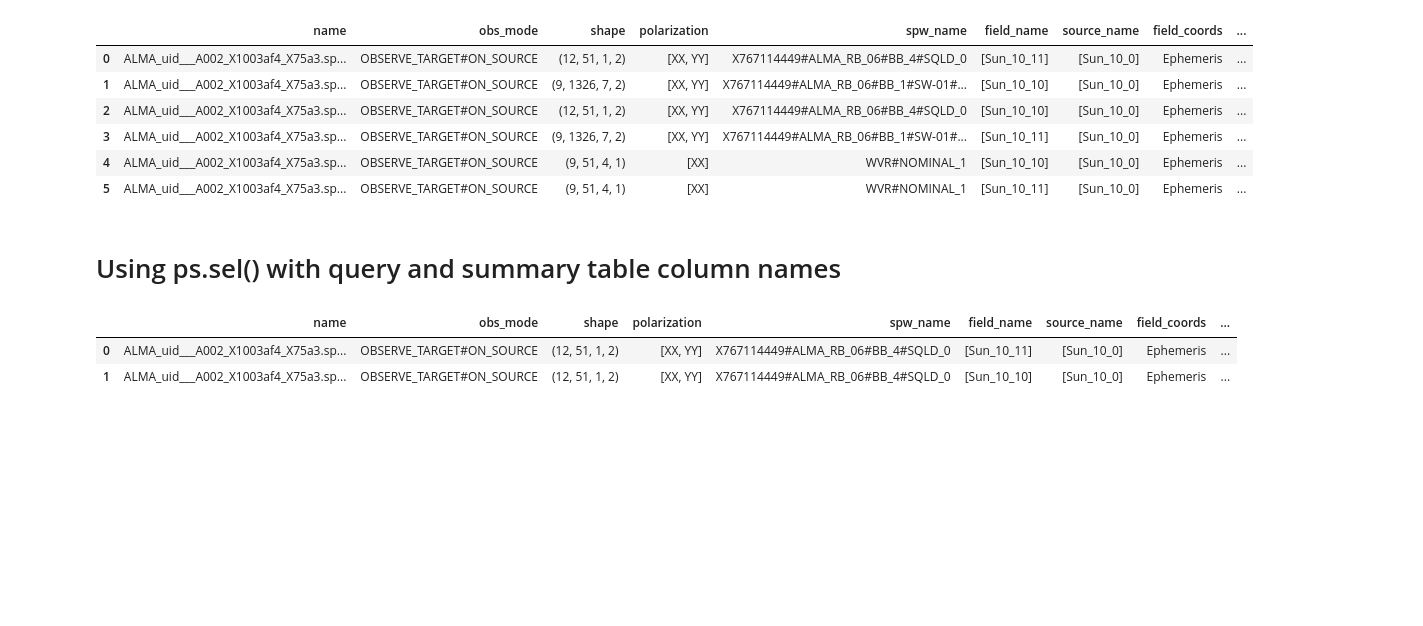
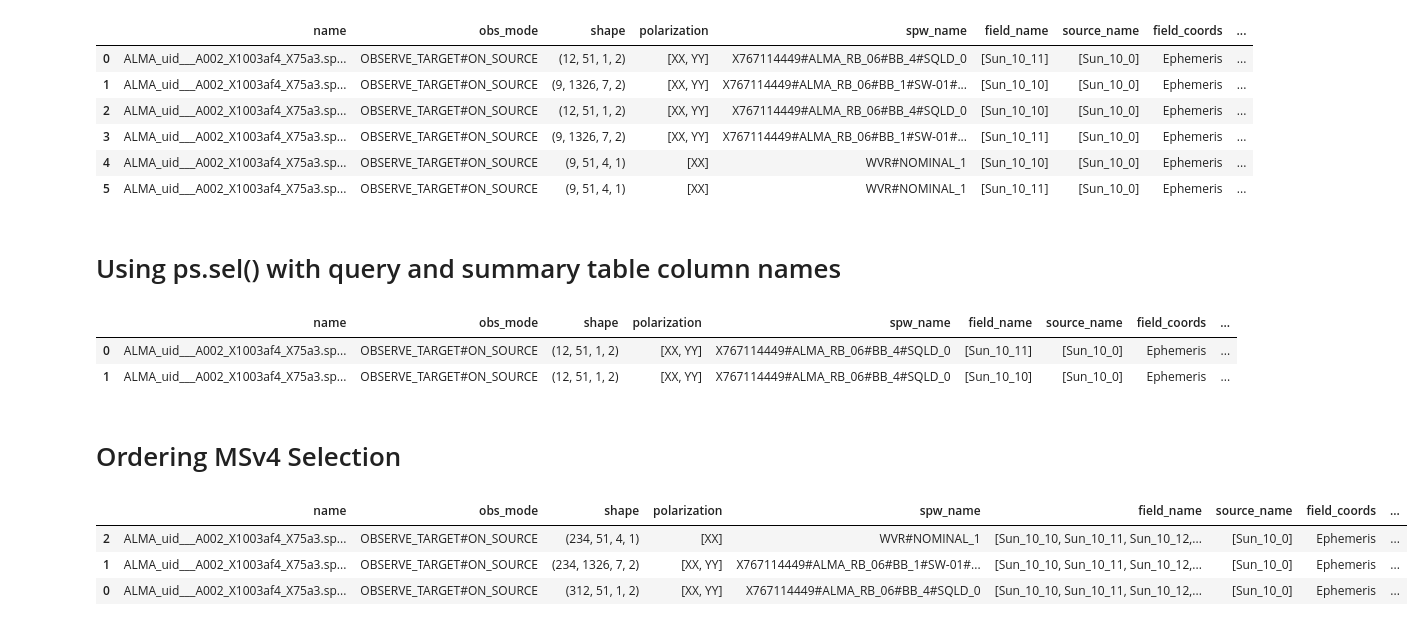
Before and after one commit to casangi/xradio, a Jupyter notebook: reviews/review_ps.ipynb, the cells around one changed output. Saved outputs shown, nothing was run; the diff lists cells and outputs as text; code cells hidden in the pictures; blank space fills up the shorter version.

```diff
--- a/reviews/review_ps.ipynb
+++ b/reviews/review_ps.ipynb
@@ -157,3 +157,15 @@ ps.sel(query="start_frequency > 2.46e11",field_coords='Ephemeris',field_name=['S
 |  | name | obs_mode | shape | polarization | spw_name | field_name | source_name | field_coords | ... |
 | 0 | ALMA_uid___A002_X1003af4_X75a3.sp... | OBSERVE_TARGET#ON_SOURCE | (12, 51, 1, 2) | [XX, YY] | X767114449#ALMA_RB_06#BB_4#SQLD_0 | [Sun_10_11] | [Sun_10_0] | Ephemeris | ... |
 | 1 | ALMA_uid___A002_X1003af4_X75a3.sp... | OBSERVE_TARGET#ON_SOURCE | (12, 51, 1, 2) | [XX, YY] | X767114449#ALMA_RB_06#BB_4#SQLD_0 | [Sun_10_10] | [Sun_10_0] | Ephemeris | ... |
+# %% [markdown]
+# Ordering MSv4 Selection
+# %%
+summary_df = ps.sel(obs_mode='OBSERVE_TARGET#ON_SOURCE').summary()
+summary_df=summary_df.sort_values(by=['start_frequency'],ascending=True)
+
+summary_df
+# %% [output]
+|  | name | obs_mode | shape | polarization | spw_name | field_name | source_name | field_coords | ... |
+| 2 | ALMA_uid___A002_X1003af4_X75a3.sp... | OBSERVE_TARGET#ON_SOURCE | (234, 51, 4, 1) | [XX] | WVR#NOMINAL_1 | [Sun_10_10, Sun_10_11, Sun_10_12,... | [Sun_10_0] | Ephemeris | ... |
+| 1 | ALMA_uid___A002_X1003af4_X75a3.sp... | OBSERVE_TARGET#ON_SOURCE | (234, 1326, 7, 2) | [XX, YY] | X767114449#ALMA_RB_06#BB_1#SW-01#... | [Sun_10_10, Sun_10_11, Sun_10_12,... | [Sun_10_0] | Ephemeris | ... |
+| 0 | ALMA_uid___A002_X1003af4_X75a3.sp... | OBSERVE_TARGET#ON_SOURCE | (312, 51, 1, 2) | [XX, YY] | X767114449#ALMA_RB_06#BB_4#SQLD_0 | [Sun_10_10, Sun_10_11, Sun_10_12,... | [Sun_10_0] | Ephemeris | ... |
```
Also changed, not shown: parts of 2 cells of this notebook, 3 other files.
